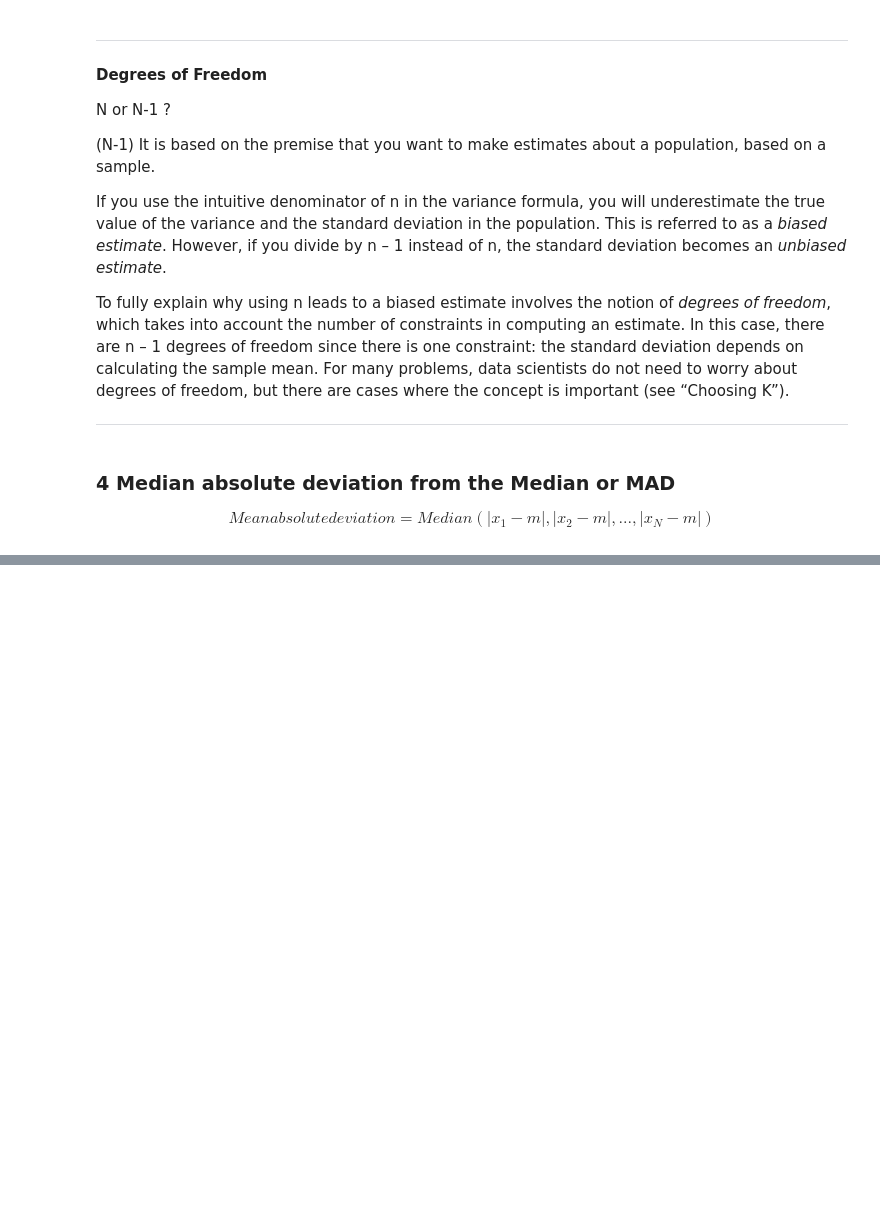
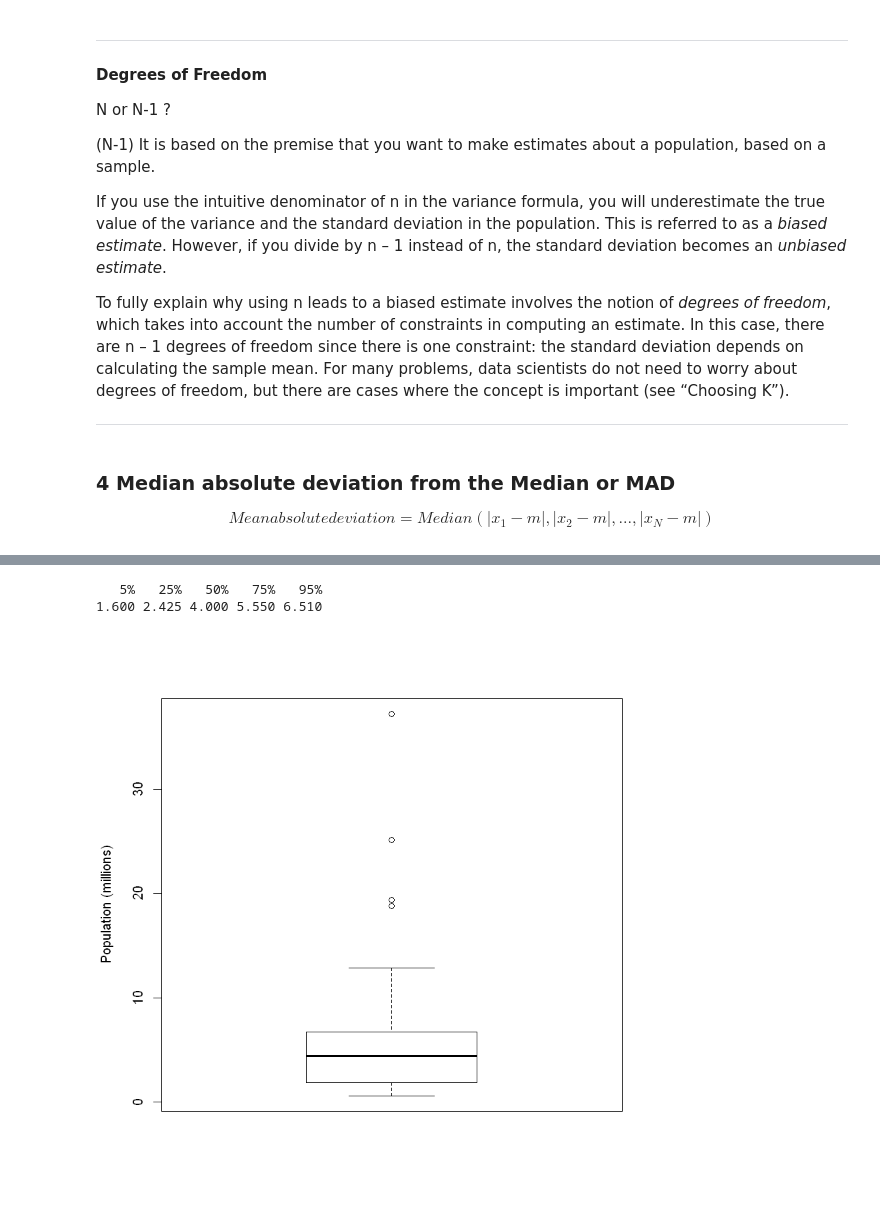
Before and after one commit to richdayandnight/data-science-notebook, a Jupyter notebook: practical-statistics-for-data-scientists/Chapter 1. Exploratory Data Analysis.ipynb, the cells around one changed output, grey strips where cells are left out. Drawn from its saved outputs; the diff is of its cells as text; code cells hidden in the pictures; blank space fills up the shorter version.

```diff
--- a/practical-statistics-for-data-scientists/Chapter 1. Exploratory Data Analysis.ipynb
+++ b/practical-statistics-for-data-scientists/Chapter 1. Exploratory Data Analysis.ipynb
@@ -222,0 +313,18 @@ $$Mean absolute deviation = Median (|x_1 - m| , |x_2 - m|, ..., |x_N - m | )$$
+# %%
+quantile(state[["Murder.Rate"]], p=c(.05, .25, .5, .75, .95))
+#The median is 4 murders per 100,000 people,
+# although there is quite a bit of variability: the 5th percentile
+# is only 1.6 and the 95th percentile is 6.51.
+# %% [output]
+   5%   25%   50%   75%   95%
+1.600 2.425 4.000 5.550 6.510
+# %%
+boxplot(state[["Population"]]/1000000, ylab="Population (millions)")
+# top of the box = 75th percentile
+# bottom of the box = 25th percentile
+# horizontal line in the box - median
+# dashed lines - whiskers
+# R function (by default) - extends whiskers to the furthest point,
+# but not beyond 1.5 times the IQR
+# %% [output]
+[figure, added]
```
Also changed, not shown: parts of 13 cells of this notebook.
